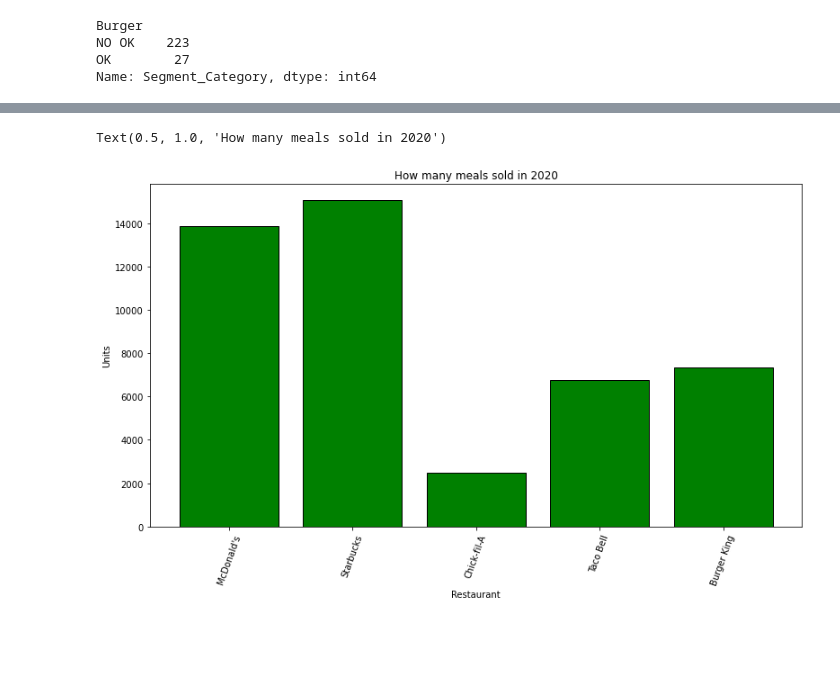
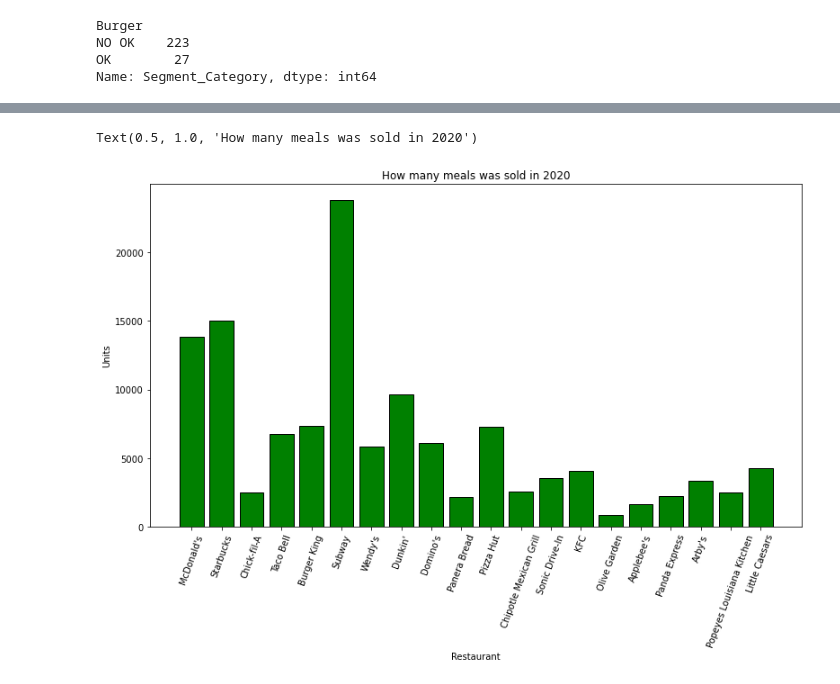
Before and after one commit to lukaszplatos/DataIntro, a Jupyter notebook: MyProject.ipynb, the cells around one changed output, grey strips where cells are left out. Drawn from its saved outputs; the diff is of its cells as text; code cells hidden in the pictures; blank space fills up the shorter version.

```diff
--- a/MyProject.ipynb
+++ b/MyProject.ipynb
@@ -391,10 +391,10 @@ Text(0.5, 1.0, 'Value of sales firs five Restaurants in bln in 2020')
 # %%
 fig, ax = plt.subplots(figsize=(13,7))
-ax.bar(top2["Restaurant"], top2['Units'], color="g", edgecolor='black')
-ax.set_xticklabels(top2['Restaurant'], rotation=70, fontsize=10)
+ax.bar(top1["Restaurant"], top1['Units'], color="g", edgecolor='black')
+ax.set_xticklabels(top1['Restaurant'], rotation=70, fontsize=10)
 ax.set_xlabel('Restaurant')
 ax.set_ylabel('Units')
-ax.set_title('How many meals sold in 2020')
+ax.set_title('How many meals was sold in 2020')
 # %% [output]
-Text(0.5, 1.0, 'How many meals sold in 2020')
+Text(0.5, 1.0, 'How many meals was sold in 2020')
-[figure, old version]
+[figure, new version]
```
Also changed, not shown: parts of 6 cells of this notebook.
